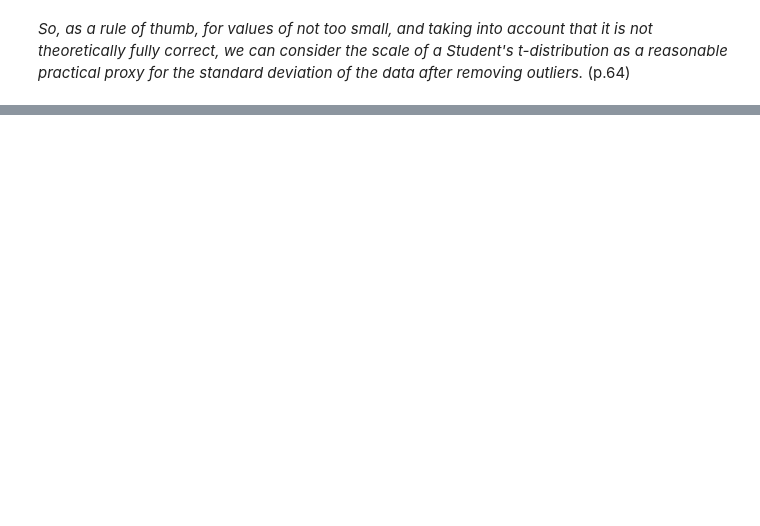
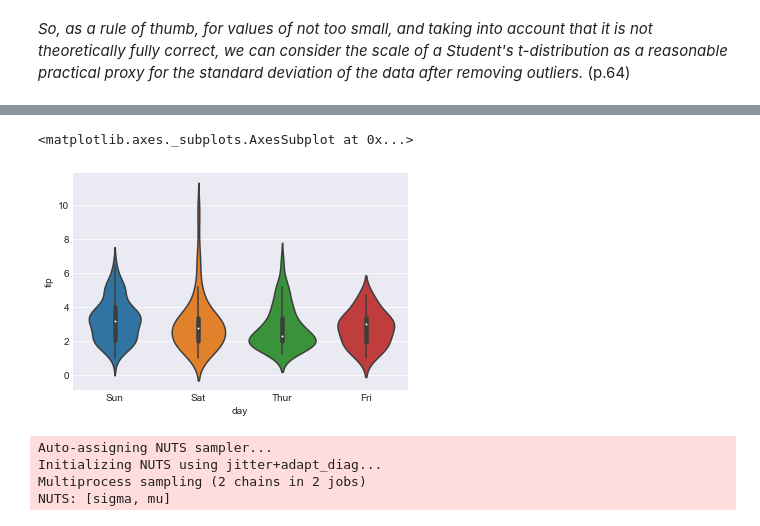
Before and after one commit to bartfrenk/courses, a Jupyter notebook: bayesian-analysis-with-python/src/chapter-2.ipynb, the cells around one changed output, grey strips where cells are left out. Saved outputs shown, nothing was run; the diff lists cells and outputs as text; code cells hidden in the pictures; blank space fills up the shorter version.

```diff
--- a/bayesian-analysis-with-python/src/chapter-2.ipynb
+++ b/bayesian-analysis-with-python/src/chapter-2.ipynb
@@ -125,0 +174,3 @@ np.mean(stats.t(loc=0, scale=1, df=10).rvs(1000000))
+# %%
+tips = pd.read_csv("../data/tips.csv")
+tips.tail()
@@ -125,0 +184,6 @@ np.mean(stats.t(loc=0, scale=1, df=10).rvs(1000000))
+# %%
+plt.style.use('seaborn-darkgrid')
+sns.violinplot(x="day", y="tip", data=tips)
+# %% [output]
+<matplotlib.axes._subplots.AxesSubplot at 0x...>
+[figure, added]
@@ -125,0 +194,11 @@ np.mean(stats.t(loc=0, scale=1, df=10).rvs(1000000))
+# %%
+with pm.Model() as comparing_groups:
+    μ = pm.Normal('mu', mu=0, sd=10, shape=groups)
+    σ = pm.HalfNormal('sigma', sd=10, shape=groups)
+    y = pm.Normal('y', mu=μ[idx], sd=σ[idx], observed=tip)
+    trace_cg = pm.sample(500)
+# %% [output]
+Auto-assigning NUTS sampler...
+Initializing NUTS using jitter+adapt_diag...
+Multiprocess sampling (2 chains in 2 jobs)
+NUTS: [sigma, mu]
```
Also changed, not shown: parts of 24 cells of this notebook, 1 other file.
